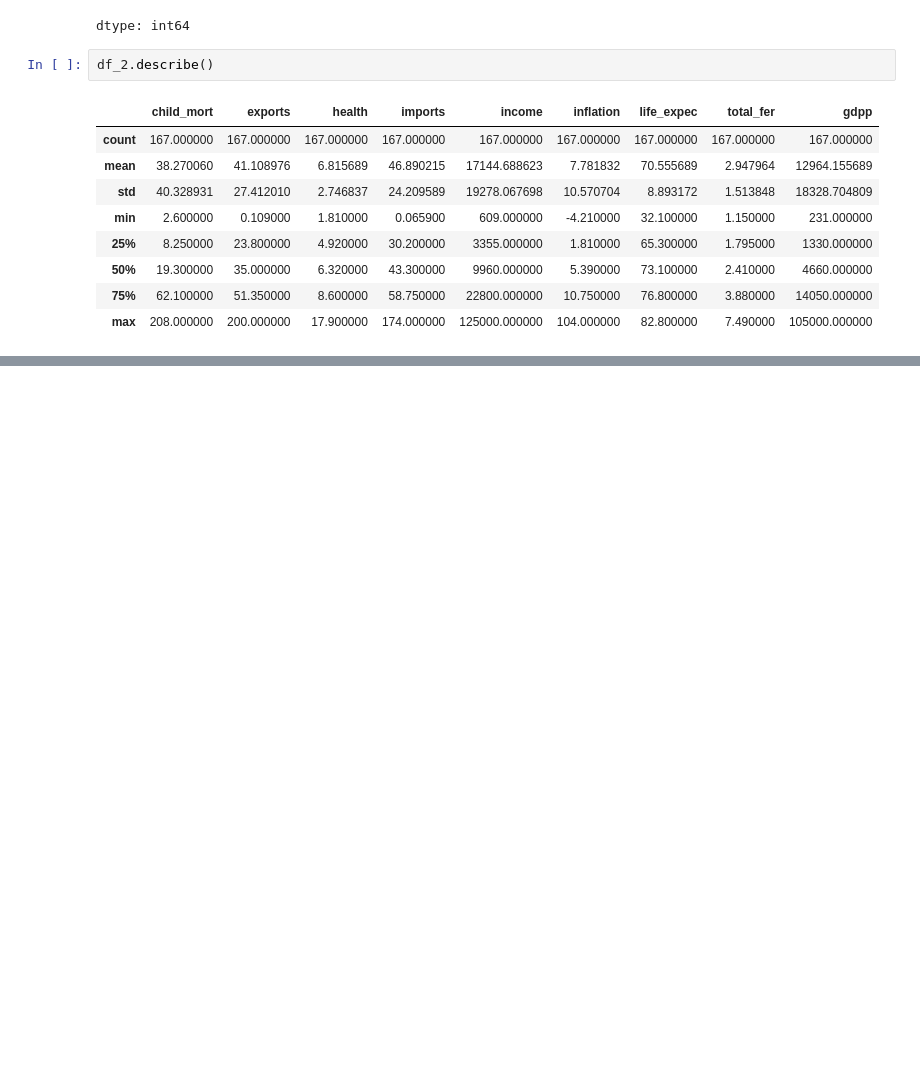
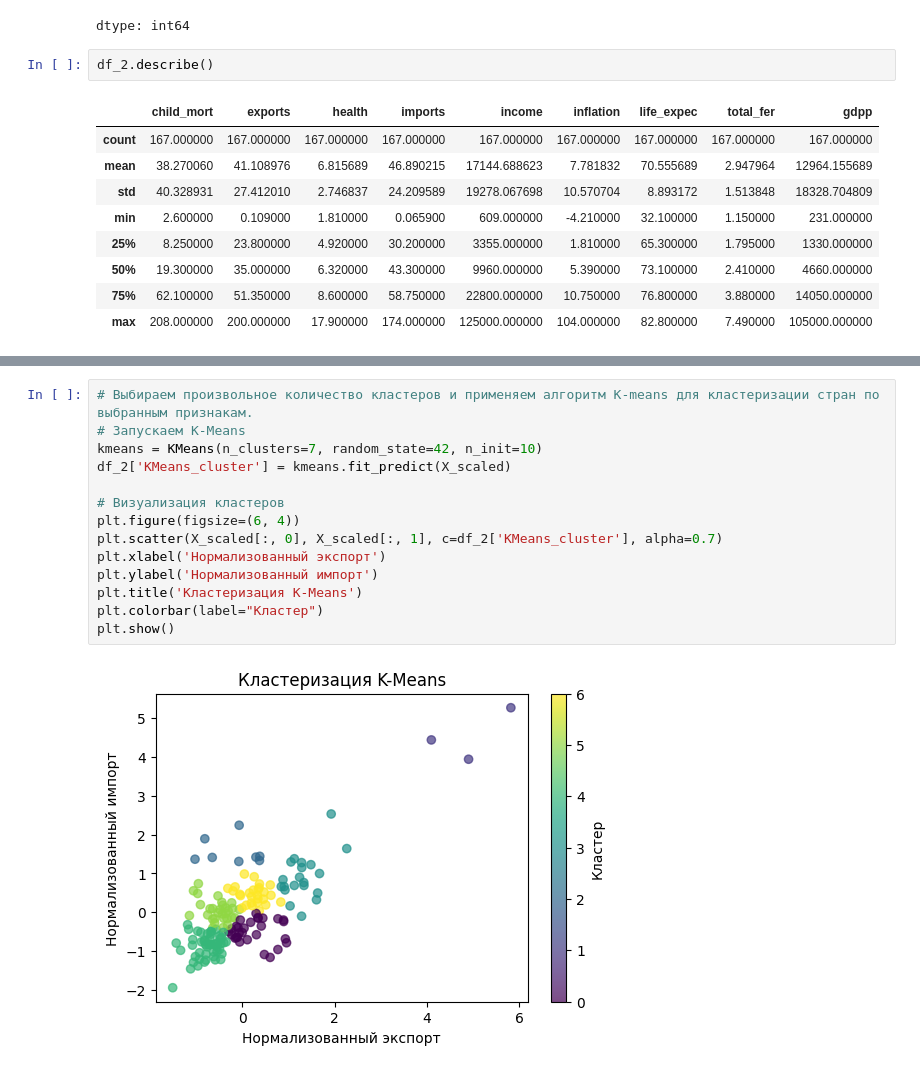
Before and after one commit to MilaPost/Statistic_python, a Jupyter notebook: statistics_python/stats/DAU_88_Постовалова_Л_дз_Классификация_и_кластеризация_ (1).ipynb, the cells around one changed output, grey strips where cells are left out. Cells and saved outputs as stored; diff of their text form; blank space fills up the shorter version.

```diff
--- a/statistics_python/stats/DAU_88_Постовалова_Л_дз_Классификация_и_кластеризация_ (1).ipynb
+++ b/statistics_python/stats/DAU_88_Постовалова_Л_дз_Классификация_и_кластеризация_ (1).ipynb
@@ -218 +228,17 @@ df_2.describe()
+# %%
+# Выбираем произвольное количество кластеров и применяем алгоритм K-means для кластеризации стран по выбранным признакам.
+# Запускаем K-Means
+kmeans = KMeans(n_clusters=7, random_state=42, n_init=10)
+df_2['KMeans_cluster'] = kmeans.fit_predict(X_scaled)
+
+# Визуализация кластеров
+plt.figure(figsize=(6, 4))
+plt.scatter(X_scaled[:, 0], X_scaled[:, 1], c=df_2['KMeans_cluster'], alpha=0.7)
+plt.xlabel('Нормализованный экспорт')
+plt.ylabel('Нормализованный импорт')
+plt.title('Кластеризация K-Means')
+plt.colorbar(label="Кластер")
+plt.show()
+# %% [output]
+[figure, added]
 # %%
```
Also changed, not shown: parts of 4 cells of this notebook.
